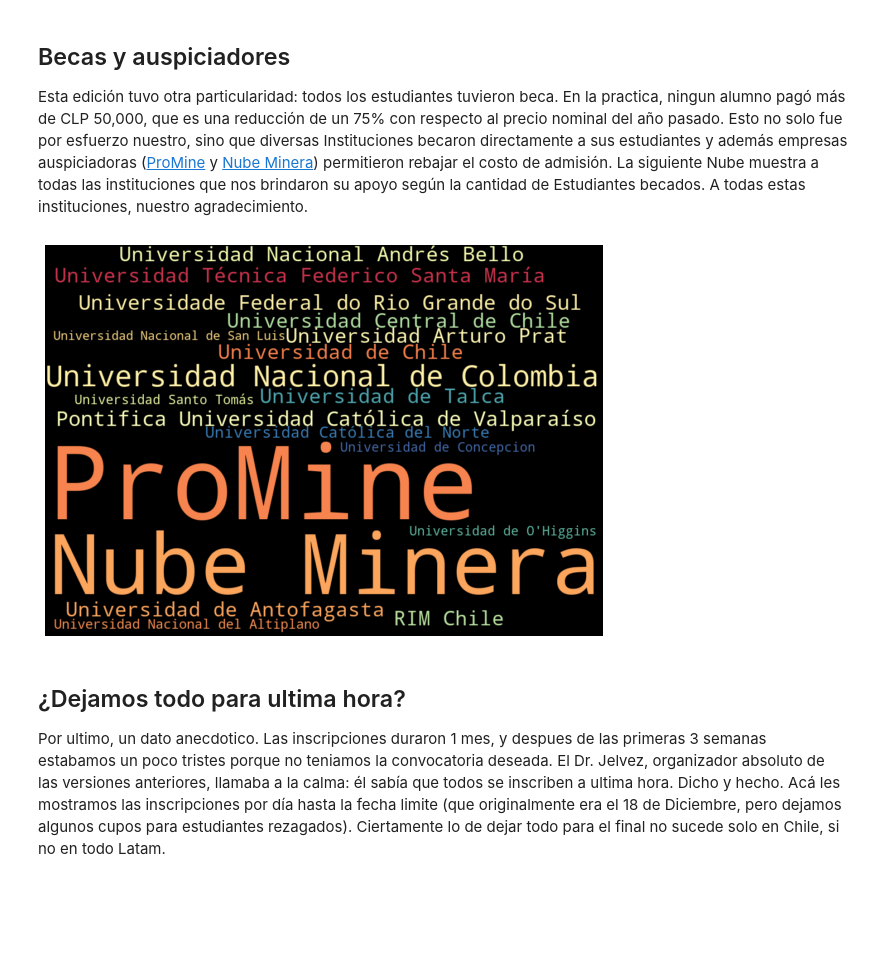
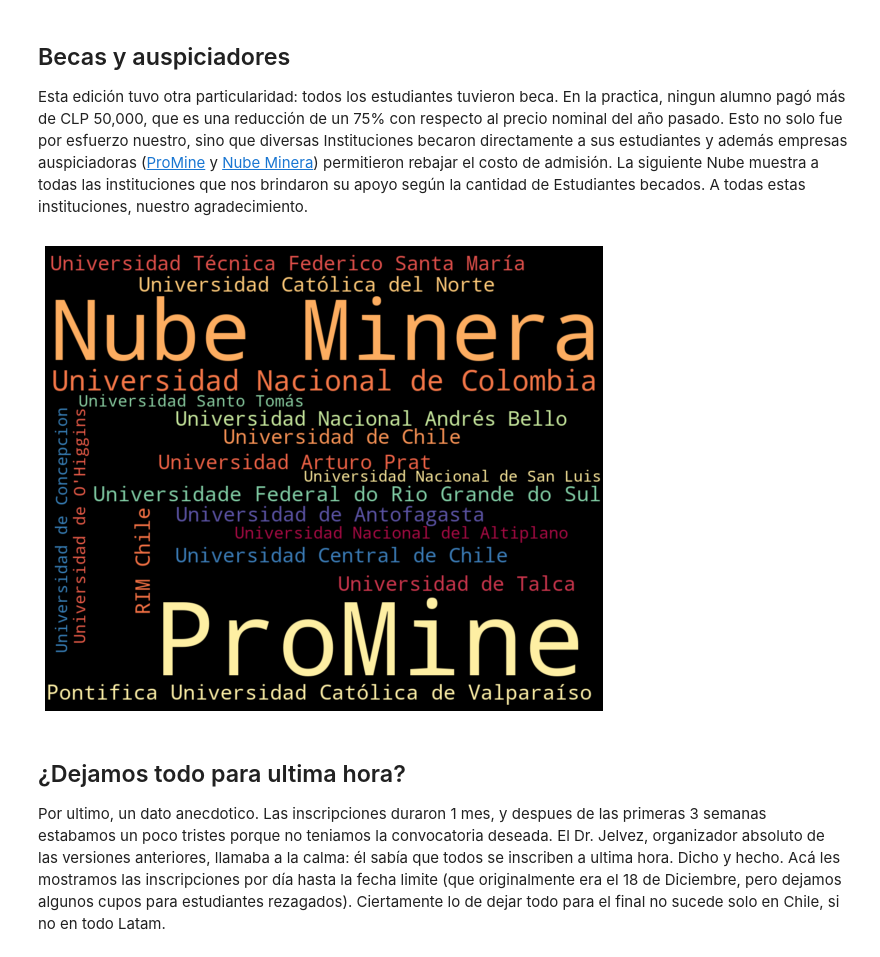
Before and after one commit to gnelis/EDV_Stats, a Jupyter notebook: Main.ipynb, the cells around one changed output. Cells and saved outputs as stored; diff of their text form; code cells hidden in the pictures; blank space fills up the shorter version.

```diff
--- a/Main.ipynb
+++ b/Main.ipynb
@@ -123,20 +123,20 @@ Esta edición tuvo otra particularidad: todos los estudiantes tuvieron beca. En
 # %%
 #Filtrado por pago
 ausp = data.loc[(data["Pagado"]!="No") & (data["Pagado"]!="No Inscrito")].value_counts("Auspicio")
 
 #Alumnos Por Universidad
 ausp = ausp.to_frame(name = "Pop")
 ausp.reset_index(level=0, inplace=True)
 
 ## WordCloud Universidades
 ausp_freq_dict = dict(zip(ausp["Auspicio"].tolist(), univ["Pop"].tolist()))
-wc_univ = WordCloud(width=1000, height=700, background_color = 'black', colormap = 'Spectral', relative_scaling = 0.1).generate_from_frequencies(ausp_freq_dict)
+wc_univ = WordCloud(width=1080, height=900, background_color = 'black', colormap = 'Spectral', relative_scaling = 0.1).generate_from_frequencies(ausp_freq_dict)
 plt.figure(figsize=(10, 10))
 plt.imshow(wc_univ, interpolation='bilinear')
 plt.axis('off')
 plt.show()
 # %% [output]
-[figure, old version]
+[figure, new version]
 # %% [markdown]
 ## ¿Dejamos todo para ultima hora?
 
```
Also changed, not shown: parts of 2 cells of this notebook.
